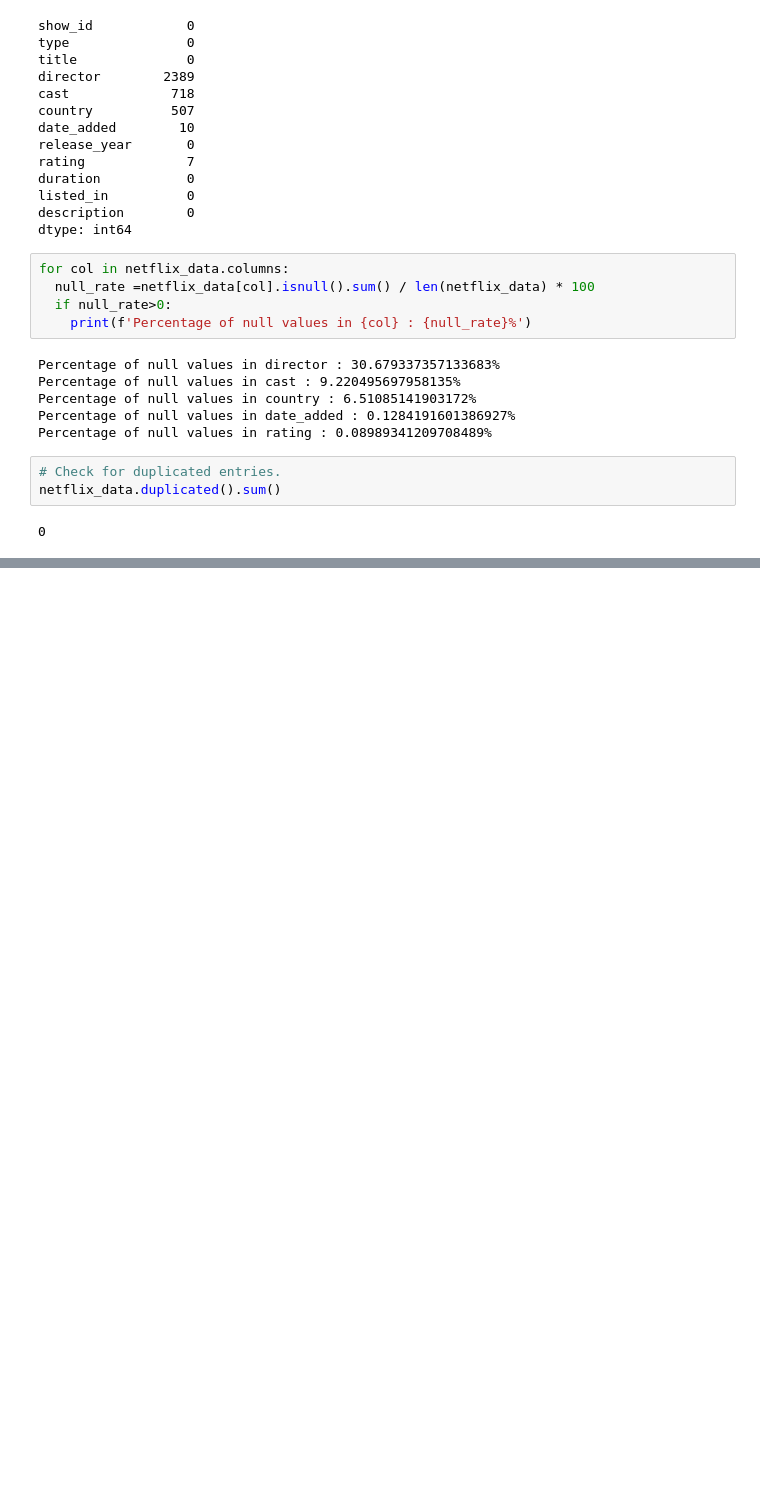
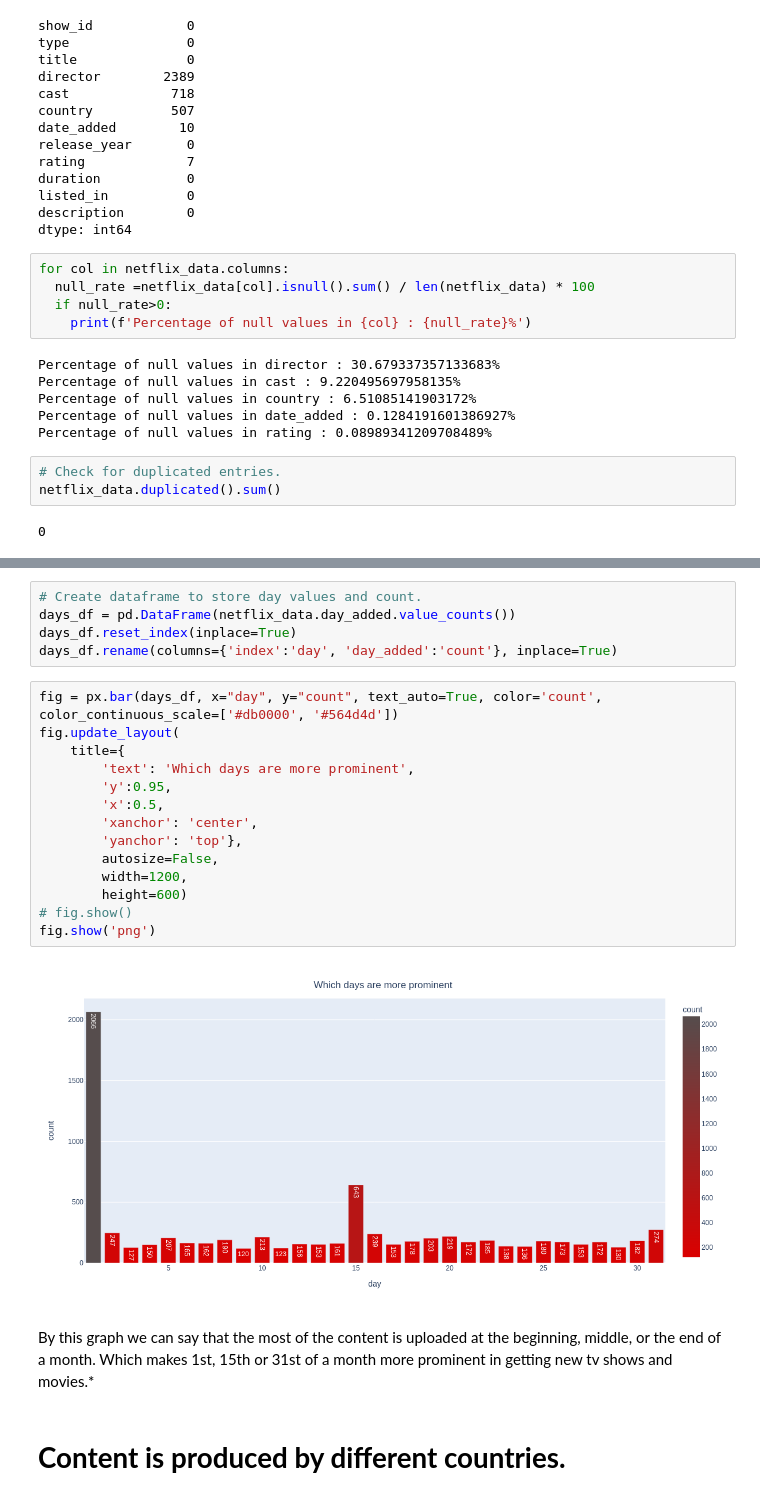
Before and after one commit to Ratnakar2022/Netflix-Movies-and-TV-Shows, a Jupyter notebook: Netflix_Movies_and_TV_Shows_Clustering.ipynb, the cells around one changed output, grey strips where cells are left out. Drawn from its saved outputs; the diff is of its cells as text; blank space fills up the shorter version.

```diff
--- a/Netflix_Movies_and_TV_Shows_Clustering.ipynb
+++ b/Netflix_Movies_and_TV_Shows_Clustering.ipynb
@@ -177,0 +342,26 @@ netflix_data.describe(include='all')
+# %%
+# Create dataframe to store day values and count.
+days_df = pd.DataFrame(netflix_data.day_added.value_counts())
+days_df.reset_index(inplace=True)
+days_df.rename(columns={'index':'day', 'day_added':'count'}, inplace=True)
+# %%
+fig = px.bar(days_df, x="day", y="count", text_auto=True, color='count', color_continuous_scale=['#db0000', '#564d4d'])
+fig.update_layout(
+    title={
+        'text': 'Which days are more prominent',
+        'y':0.95,
+        'x':0.5,
+        'xanchor': 'center',
+        'yanchor': 'top'},
+        autosize=False,
+        width=1200,
+        height=600)
+# fig.show()
+fig.show('png')
+# %% [output]
+[figure, added]
+# %% [markdown]
+By this graph we can say that the most of the content is uploaded at the beginning, middle, or the end of a month.
+Which makes 1st, 15th or 31st of a month more prominent in getting new tv shows and movies.*
+# %% [markdown]
+# **Content is produced by different countries.**
```
Also changed, not shown: parts of 40 cells of this notebook.
